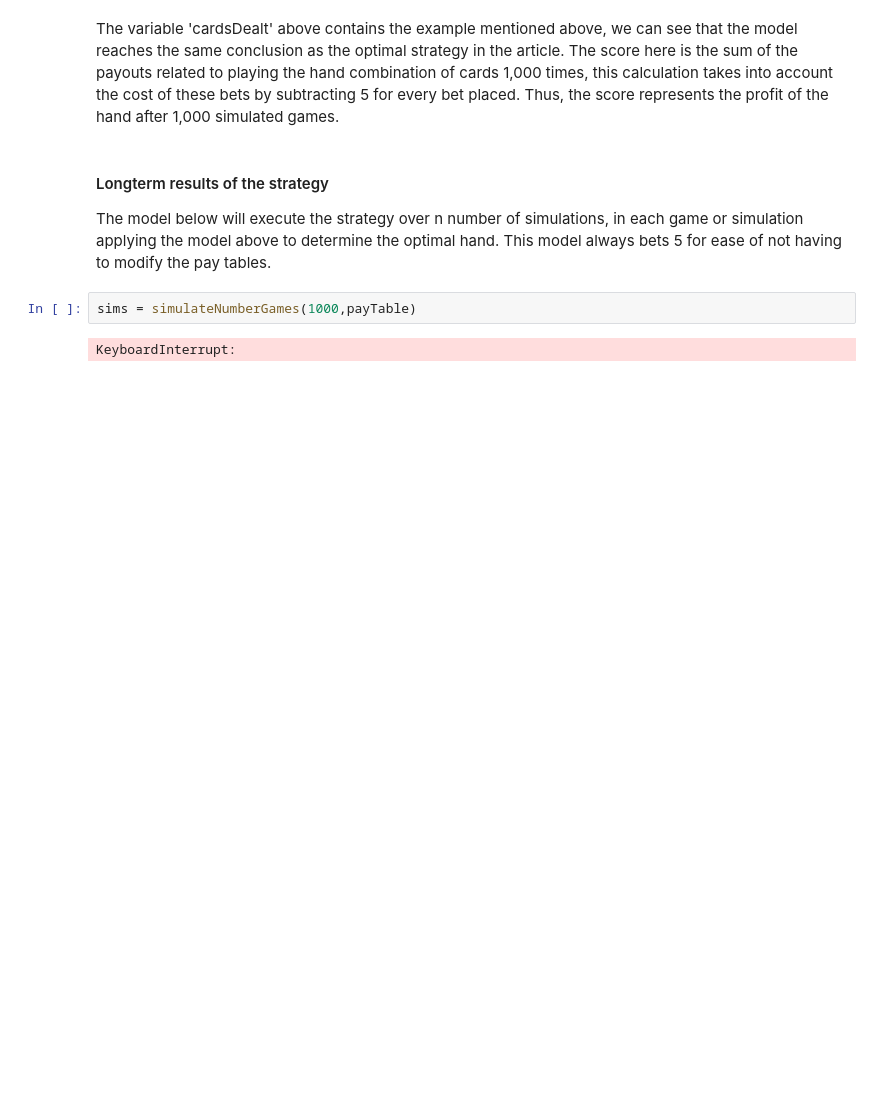
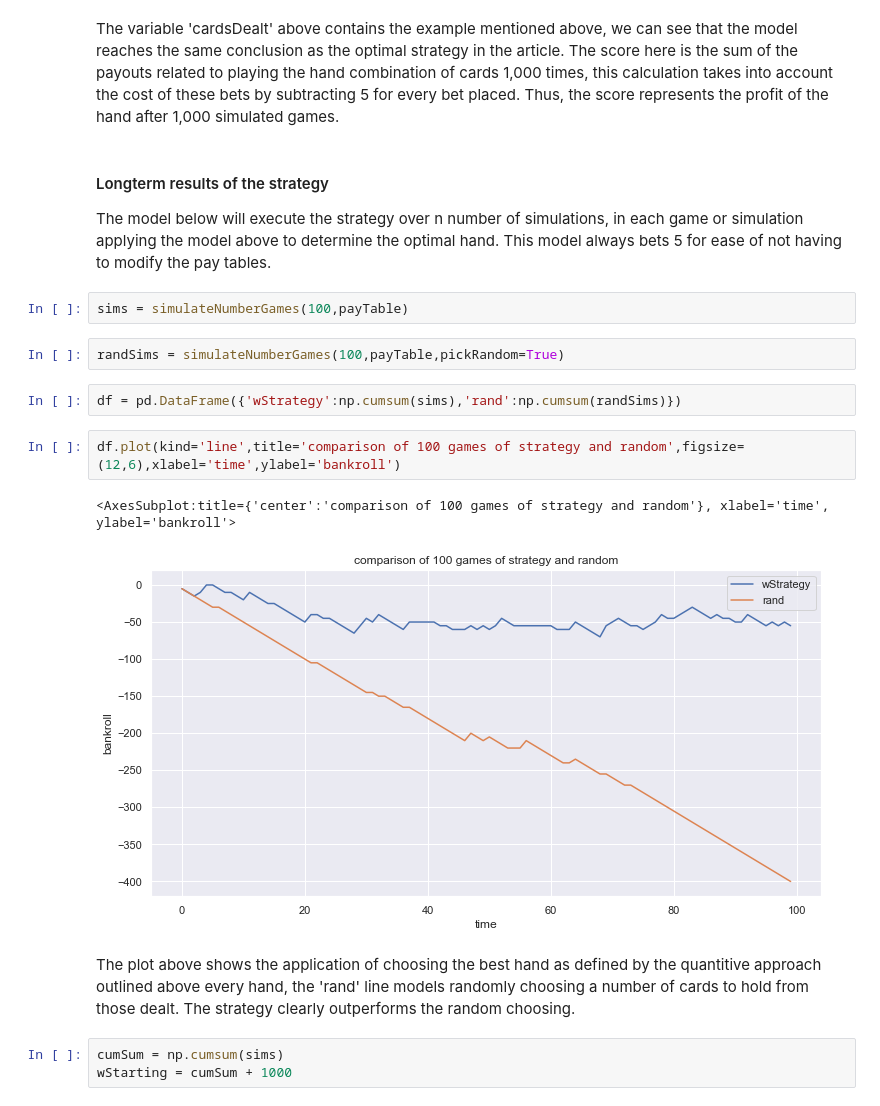
Before and after one commit to templehendrickson/gambling, a Jupyter notebook: videoPoker/videoPokerExamples.ipynb, the cells around one changed output. Cells and saved outputs as stored; diff of their text form; blank space fills up the shorter version.

```diff
--- a/videoPoker/videoPokerExamples.ipynb
+++ b/videoPoker/videoPokerExamples.ipynb
@@ -68,6 +68,18 @@ The variable 'cardsDealt' above contains the example mentioned above, we can see
 #### Longterm results of the strategy
 The model below will execute the strategy over n number of simulations, in each game or simulation applying the model above to determine the optimal hand. This model always bets 5 for ease of not having to modify the pay tables.
 # %%
-sims = simulateNumberGames(1000,payTable)
+sims = simulateNumberGames(100,payTable)
-# %% [output]
-KeyboardInterrupt:
+# %%
+randSims = simulateNumberGames(100,payTable,pickRandom=True)
+# %%
+df = pd.DataFrame({'wStrategy':np.cumsum(sims),'rand':np.cumsum(randSims)})
+# %%
+df.plot(kind='line',title='comparison of 100 games of strategy and random',figsize=(12,6),xlabel='time',ylabel='bankroll')
+# %% [output]
+<AxesSubplot:title={'center':'comparison of 100 games of strategy and random'}, xlabel='time', ylabel='bankroll'>
+[figure, added]
+# %% [markdown]
+The plot above shows the application of choosing the best hand as defined by the quantitive approach outlined above every hand, the 'rand' line models randomly choosing a number of cards to hold from those dealt. The strategy clearly outperforms the random choosing.
+# %%
+cumSum = np.cumsum(sims)
+wStarting = cumSum + 1000
```
Also changed, not shown: parts of 5 cells of this notebook, 3 other files.
